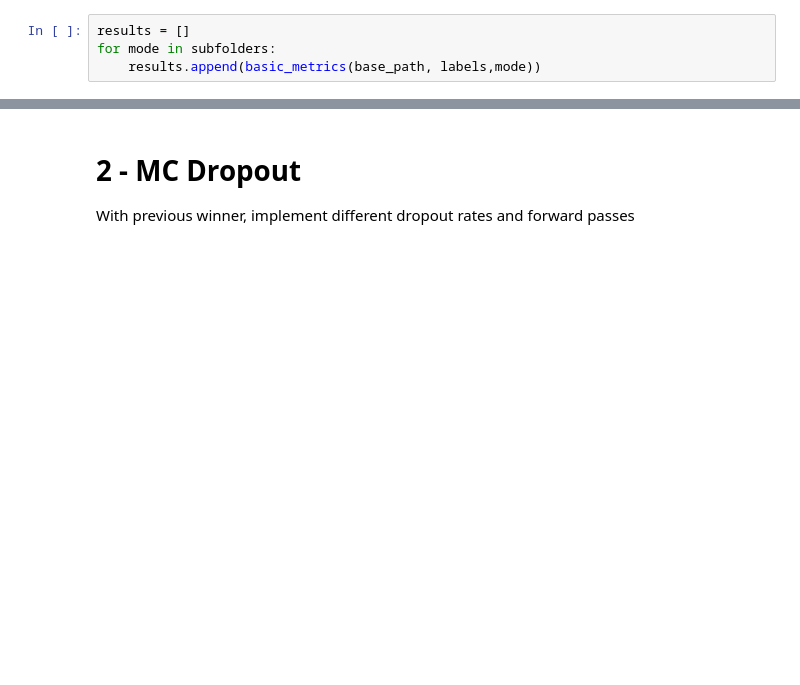
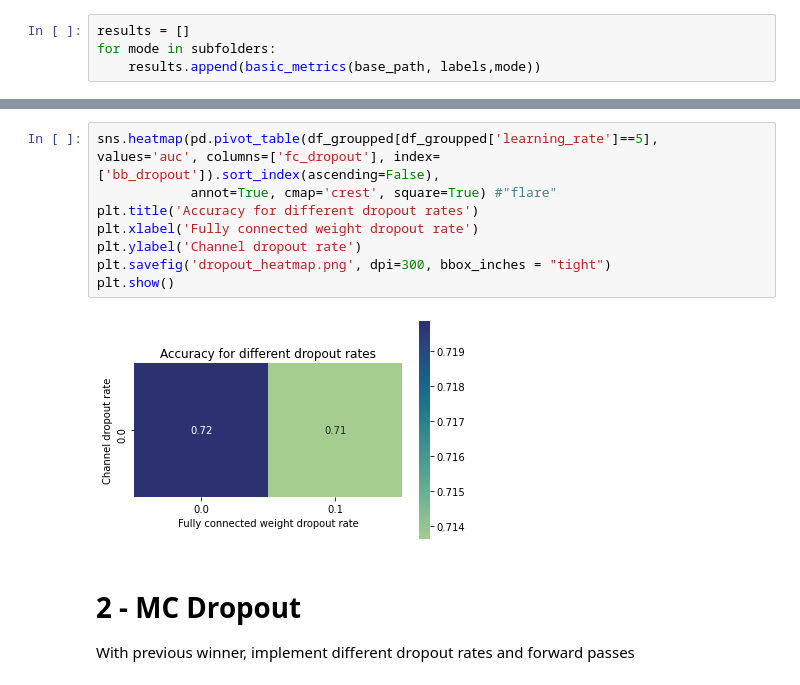
Before and after one commit to inakierregueab/WatChMaL, a Jupyter notebook: notebooks/mc_dropout/exploration_uncertainty.ipynb, the cells around one changed output, grey strips where cells are left out. Cells and saved outputs as stored; diff of their text form; blank space fills up the shorter version.

```diff
--- a/notebooks/mc_dropout/exploration_uncertainty.ipynb
+++ b/notebooks/mc_dropout/exploration_uncertainty.ipynb
@@ -129,3 +129,13 @@ plt.show()
+# %%
+sns.heatmap(pd.pivot_table(df_groupped[df_groupped['learning_rate']==5], values='auc', columns=['fc_dropout'], index=['bb_dropout']).sort_index(ascending=False),
+            annot=True, cmap='crest', square=True) #"flare"
+plt.title('Accuracy for different dropout rates')
+plt.xlabel('Fully connected weight dropout rate')
+plt.ylabel('Channel dropout rate')
+plt.savefig('dropout_heatmap.png', dpi=300, bbox_inches = "tight")
+plt.show()
+# %% [output]
+[figure, added]
 # %% [markdown]
 # 2 - MC Dropout
 
```
Also changed, not shown: parts of 5 cells of this notebook, 6 other files.
